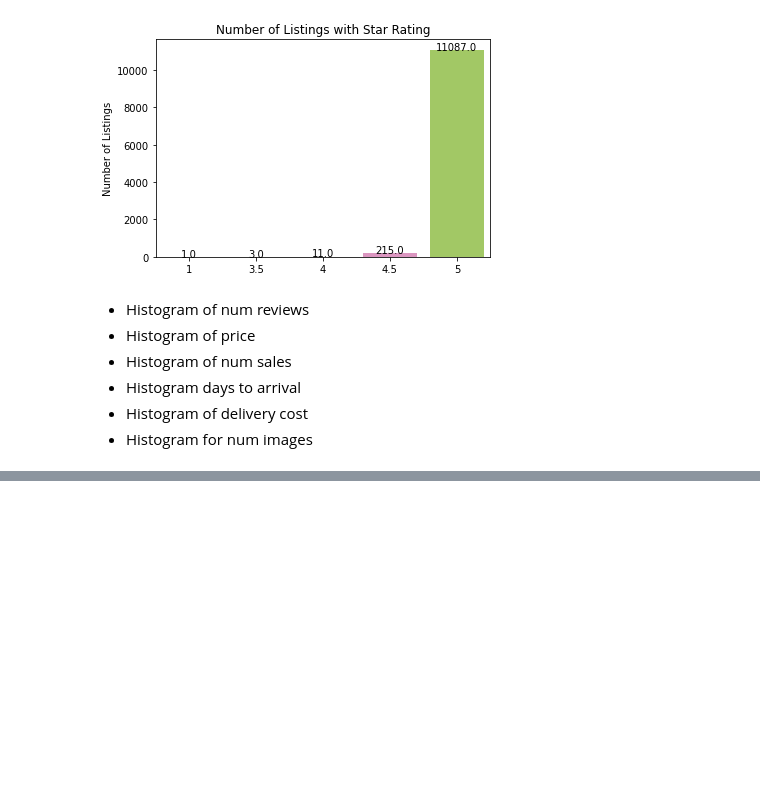
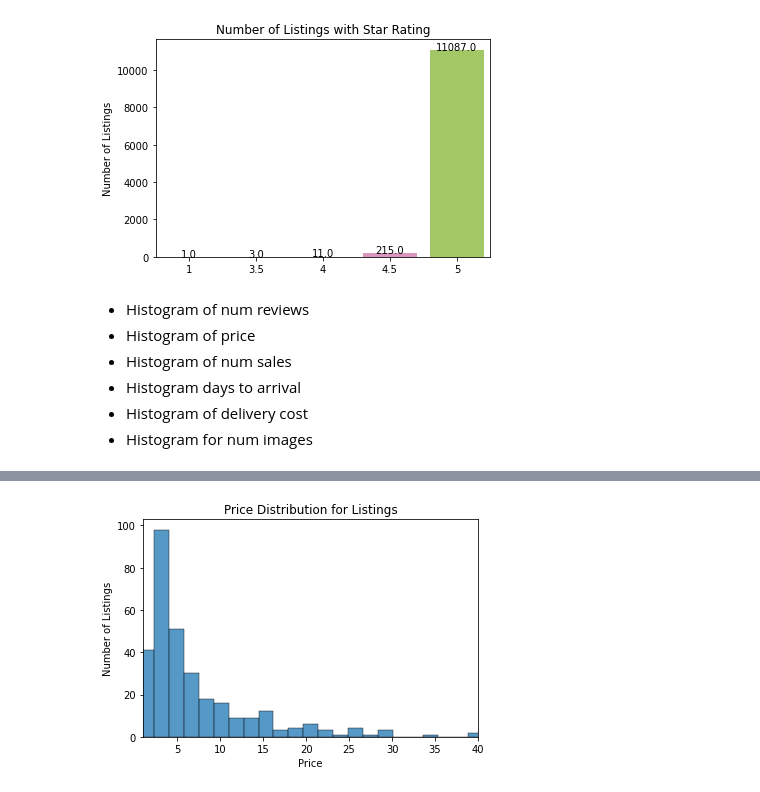
Before and after one commit to anastasiabizyayeva/Price_Etsymator, a Jupyter notebook: 01_EDA.ipynb, the cells around one changed output, grey strips where cells are left out. Drawn from its saved outputs; the diff is of its cells as text; code cells hidden in the pictures; blank space fills up the shorter version.

```diff
--- a/01_EDA.ipynb
+++ b/01_EDA.ipynb
@@ -346,0 +363,10 @@ plt.show()
+# %%
+df_price = df.groupby('Price')['Description'].count()
+fig, ax = plt.subplots()
+
+plot_hist(data = df_price, x = 'Price', title = 'Price Distribution for Listings', xlabel = 'Price')
+ax.set_xlim(1,40)
+
+plt.show()
+# %% [output]
+[figure, added]
```
Also changed, not shown: parts of 9 cells of this notebook.
